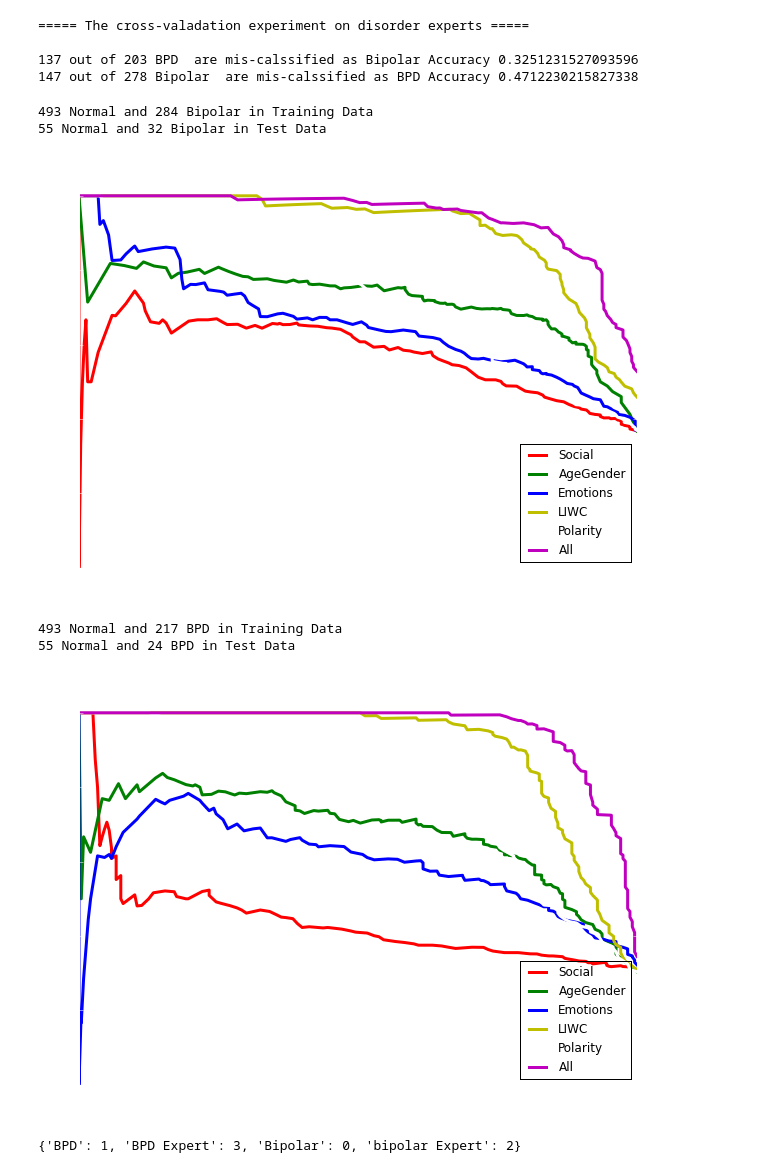
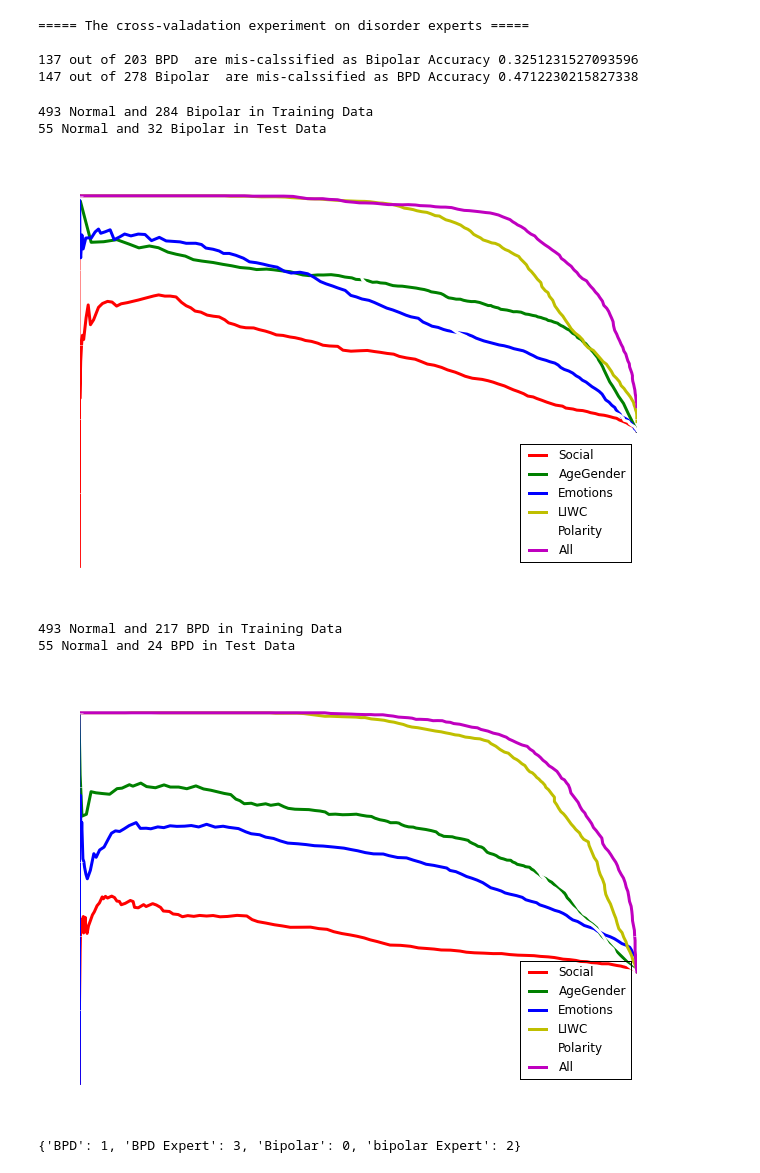
Before and after one commit to omarsar/midas_api, a Jupyter notebook: 4_prediction_visualization/prediction_evaluation.ipynb, the cells around one changed output. Cells and saved outputs as stored; diff of their text form; code cells hidden in the pictures.

```diff
--- a/4_prediction_visualization/prediction_evaluation.ipynb
+++ b/4_prediction_visualization/prediction_evaluation.ipynb
@@ -478,7 +485,28 @@ class POLFeaturerGroups(object):
         test_x = self.getFeature(target_name,selection)
         return classifier.predict(test_x)
 
-    def renderPrecisionRecall_all(self, name,colors=['r','g','b',"y","w", "m"], n_fold = 30):
+
+    def getLabelsScores(self, name, classifier,n_fold, selection):
+        SCORES = np.array([])
+        LABELS = np.array([])
+
+        X, Y = self.getLabeledData(name, selection)
+        sss = StratifiedShuffleSplit(Y, n_fold, random_state=randint(0,65536) )
+
+        for train_index, test_index in sss:
+
+            X_train, X_test = X[train_index], X[test_index]
+            Y_train, Y_test = Y[train_index], Y[test_index]
+
+            classifier.fit(X_train, Y_train)
+            score = classifier.predict_proba(X_test)[:,1]
+            SCORES = np.concatenate((SCORES, score))
+            LABELS = np.concatenate((LABELS, Y_test))
+
+        return SCORES, LABELS, (X_train, X_test,Y_train, Y_test)
+
+
+    def renderPrecisionRecall_all(self, name,colors=['r','g','b',"y","w", "m"], n_fold = 100):
         classifier  = RandomForestClassifier(n_jobs=-1, max_features="sqrt", n_estimators=128)
         fig, ax = plt.subplots()
         ax.spines['bottom'].set_color('white')
@@ -505,24 +533,9 @@ class POLFeaturerGroups(object):
                 selection = [i for i, (feature_name, feature_category) in enumerate(self.index2feature) if category == feature_category]
 
 
-            SCORES = np.array([])
-            LABELS = np.array([])
 
 
-            X, Y = self.getLabeledData(name, selection)
-
-            sss = StratifiedShuffleSplit(Y, n_fold, random_state=randint(0,65536) )
-
-
-            for train_index, test_index in sss:
-
-                X_train, X_test = X[train_index], X[test_index]
-                Y_train, Y_test = Y[train_index], Y[test_index]
-
-                classifier.fit(X_train, Y_train)
-                score = classifier.predict_proba(X_test)[:,1]
-                SCORES = np.concatenate((SCORES, score))
-                LABELS = np.concatenate((LABELS, Y_test))
+            SCORES, LABELS, (X_train, X_test,Y_train, Y_test) = self.getLabelsScores(name, classifier,n_fold, selection)
 
 
             precision, recall, _ = precision_recall_curve(LABELS, SCORES, pos_label=1)
@@ -705,37 +718,37 @@ class POLFeaturerGroups(object):
         selection_all = np.array(best_selection,dtype=int)
 
 
         gene2selection = lambda gene: list(selection_all[gene])
         for i in range(generations):
             genes, score, selection = self.GA_evolve(name, target_name, genes, classifier,selection_all)
             if score > best_score:
                 best_score = score
                 best_selection = selection
                 print(best_score)
                 print(best_selection)
 
 
 
 
 
 
         return best_score, best_selection
 
 
 
 
 
 
 
-pol_groups = POLFeaturerGroups(regular_group, [bipolar_all,BPD_all, bipolar_experts,BPD_experts])
+pol_groups = POLFeaturerGroups(regular_group, [bipolar_all, BPD_all, bipolar_experts,BPD_experts])
 
 
-pol_groups.renderPrecisionRecall_all("Bipolar",n_fold=10)
-pol_groups.renderPrecisionRecall_all("BPD",n_fold=10)
+pol_groups.renderPrecisionRecall_all("Bipolar",n_fold=100)
+pol_groups.renderPrecisionRecall_all("BPD",n_fold=100)
 # %% [output]
 493 Normal and 284 Bipolar in Training Data
 55 Normal and 32 Bipolar in Test Data
-[figure, old version]
+[figure, new version]
 493 Normal and 217 BPD in Training Data
 55 Normal and 24 BPD in Test Data
-[figure, old version]
+[figure, new version]
```
Also changed, not shown: parts of 11 cells of this notebook, 1 other file.
